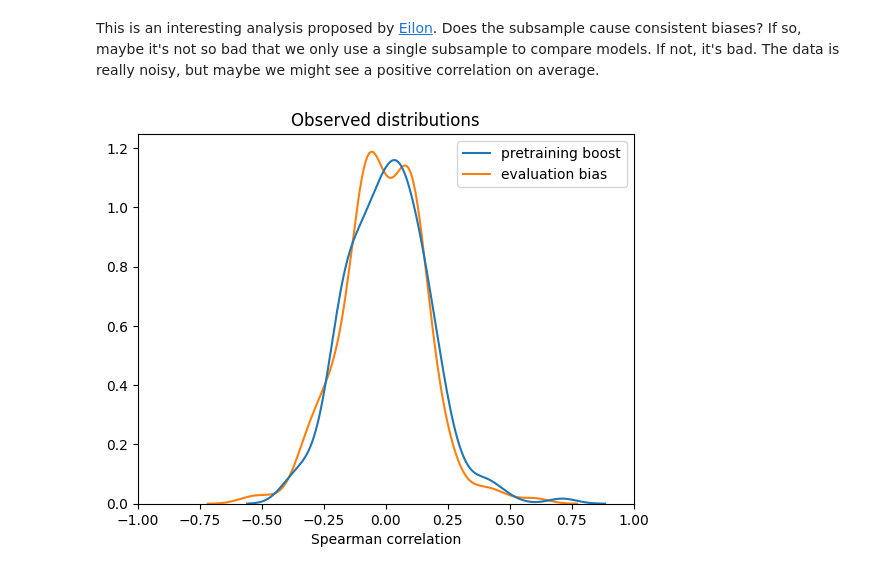
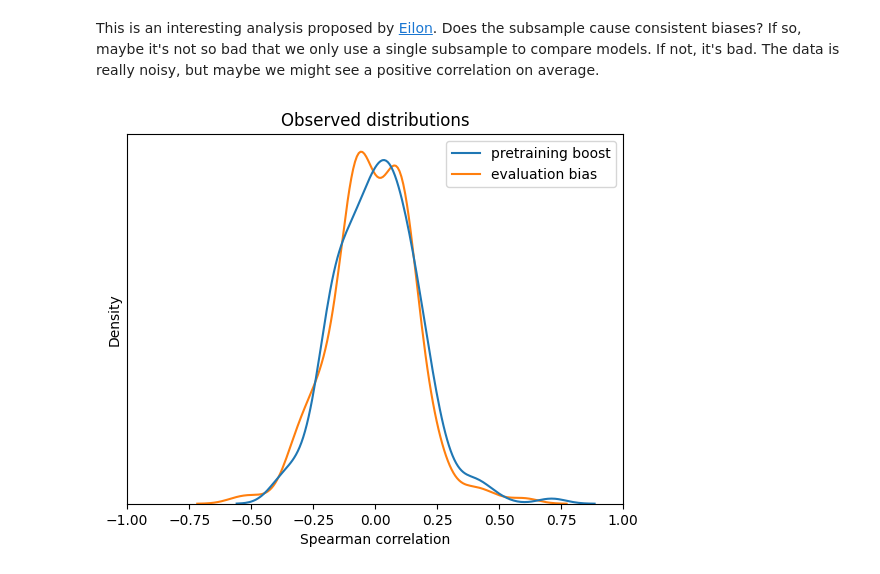
Before and after one commit to kddubey/pretrain-on-test, a Jupyter notebook: analysis/dataset_level.ipynb, the cells around one changed output. Cells and saved outputs as stored; diff of their text form; code cells hidden in the pictures.

```diff
--- a/analysis/dataset_level.ipynb
+++ b/analysis/dataset_level.ipynb
@@ -275,15 +274,16 @@ corr = accuracies_df.group_by("num_train", "num_test", "dataset").map_groups(
 # %%
 ax = sns.kdeplot(
     corr.select("pb", "eb")
     .rename({"pb": "pretraining boost", "eb": "evaluation bias"})
     .to_pandas()
 )
 ax.set_xlim(-1, 1)
-ax.set_ylabel("")
 ax.set_xlabel("Spearman correlation")
+ax.set_yticks([])
+ax.set_ylabel("Density")
 ax.set_title("Observed distributions");
 # %% [output]
-[figure, old version]
+[figure, new version]
 # %%
 permutations = []
 for i in tqdm(range(10)):
```
Also changed, not shown: parts of 3 cells of this notebook, 1 other file.
